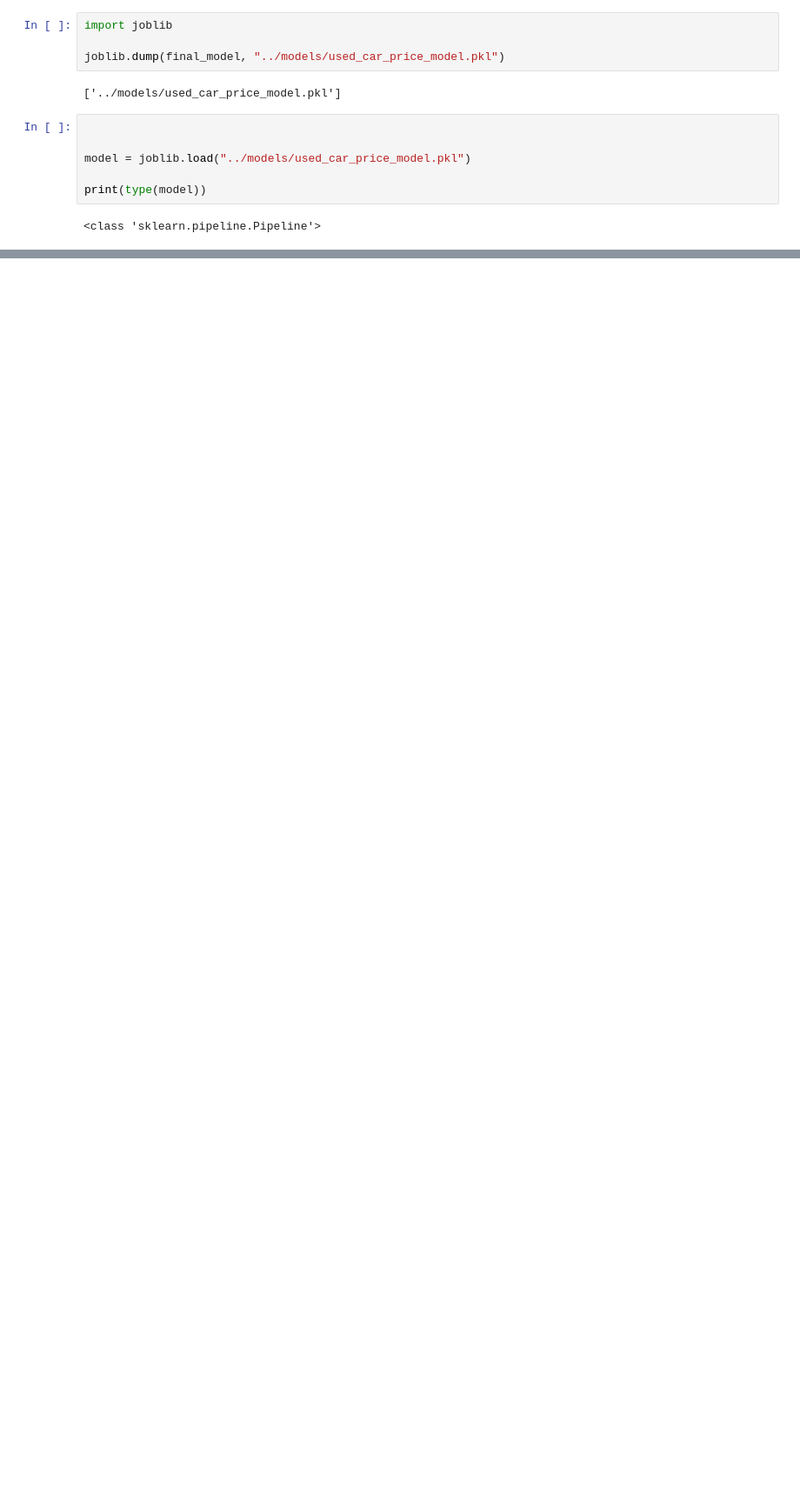
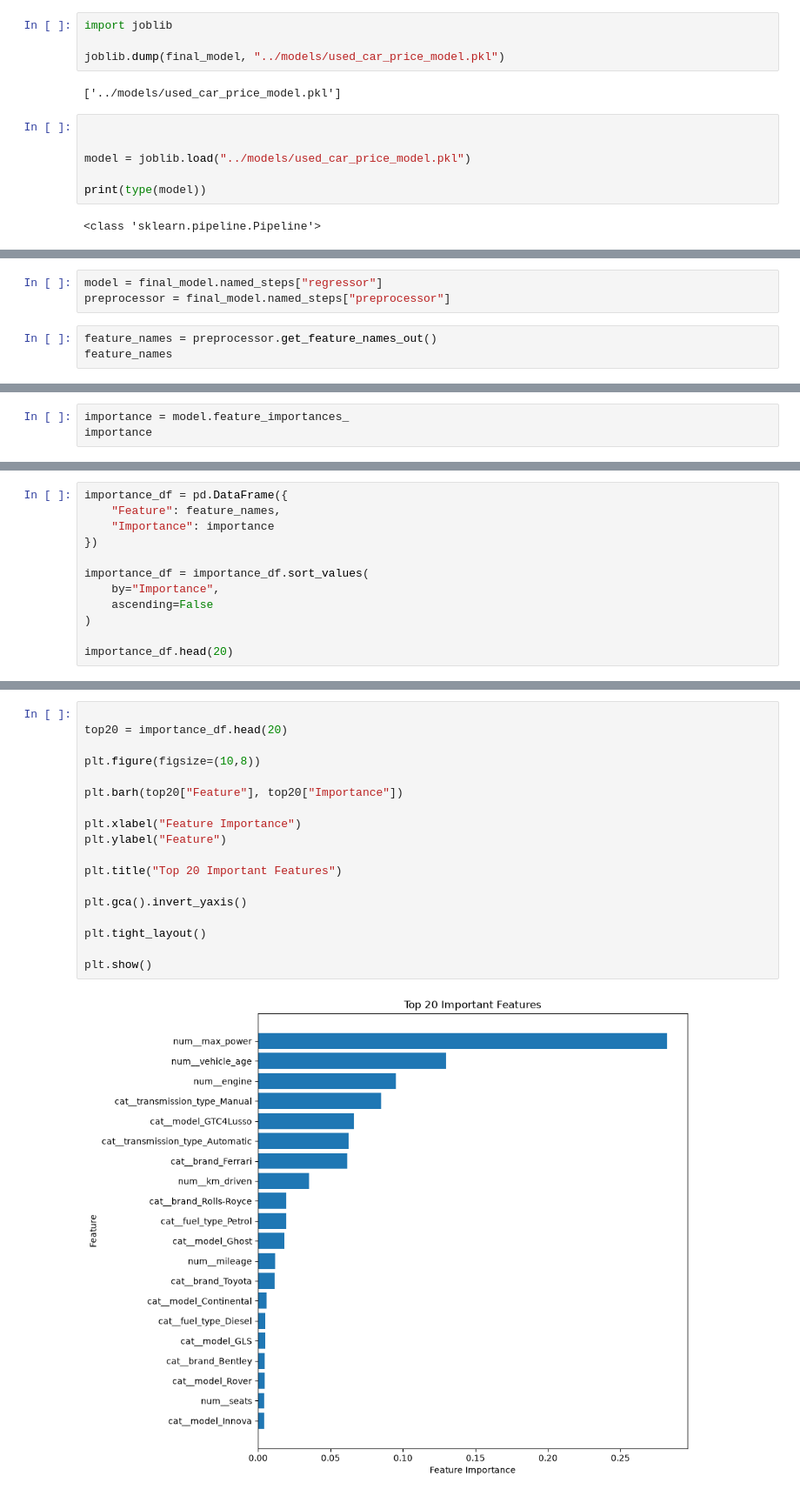
Before and after one commit to PixelPawar/Used-Car-Price-Prediction, a Jupyter notebook: notebooks/used_car_price_prediction.ipynb, the cells around one changed output, grey strips where cells are left out. Shown at 87% size. Cells and saved outputs as stored; diff of their text form; blank space fills up the shorter version.

```diff
--- a/notebooks/used_car_price_prediction.ipynb
+++ b/notebooks/used_car_price_prediction.ipynb
@@ -1140,0 +1228,6 @@ print(prediction)
+# %%
+model = final_model.named_steps["regressor"]
+preprocessor = final_model.named_steps["preprocessor"]
+# %%
+feature_names = preprocessor.get_feature_names_out()
+feature_names
@@ -1140,0 +1252,3 @@ print(prediction)
+# %%
+importance = model.feature_importances_
+importance
@@ -1140,0 +1273,12 @@ print(prediction)
+# %%
+importance_df = pd.DataFrame({
+    "Feature": feature_names,
+    "Importance": importance
+})
+
+importance_df = importance_df.sort_values(
+    by="Importance",
+    ascending=False
+)
+
+importance_df.head(20)
@@ -1140,0 +1303,20 @@ print(prediction)
+# %%
+
+top20 = importance_df.head(20)
+
+plt.figure(figsize=(10,8))
+
+plt.barh(top20["Feature"], top20["Importance"])
+
+plt.xlabel("Feature Importance")
+plt.ylabel("Feature")
+
+plt.title("Top 20 Important Features")
+
+plt.gca().invert_yaxis()
+
+plt.tight_layout()
+
+plt.show()
+# %% [output]
+[figure, added]
```
Also changed, not shown: parts of 31 cells of this notebook.
